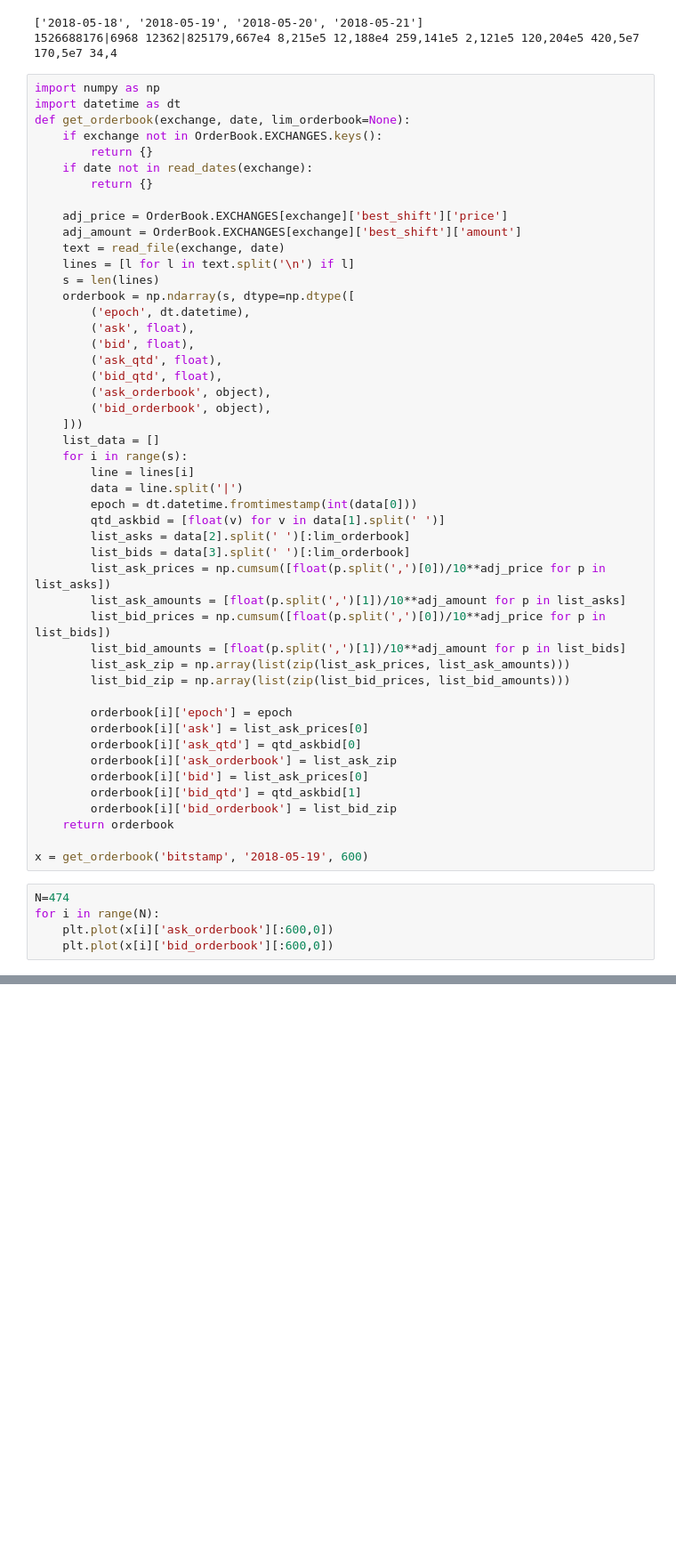
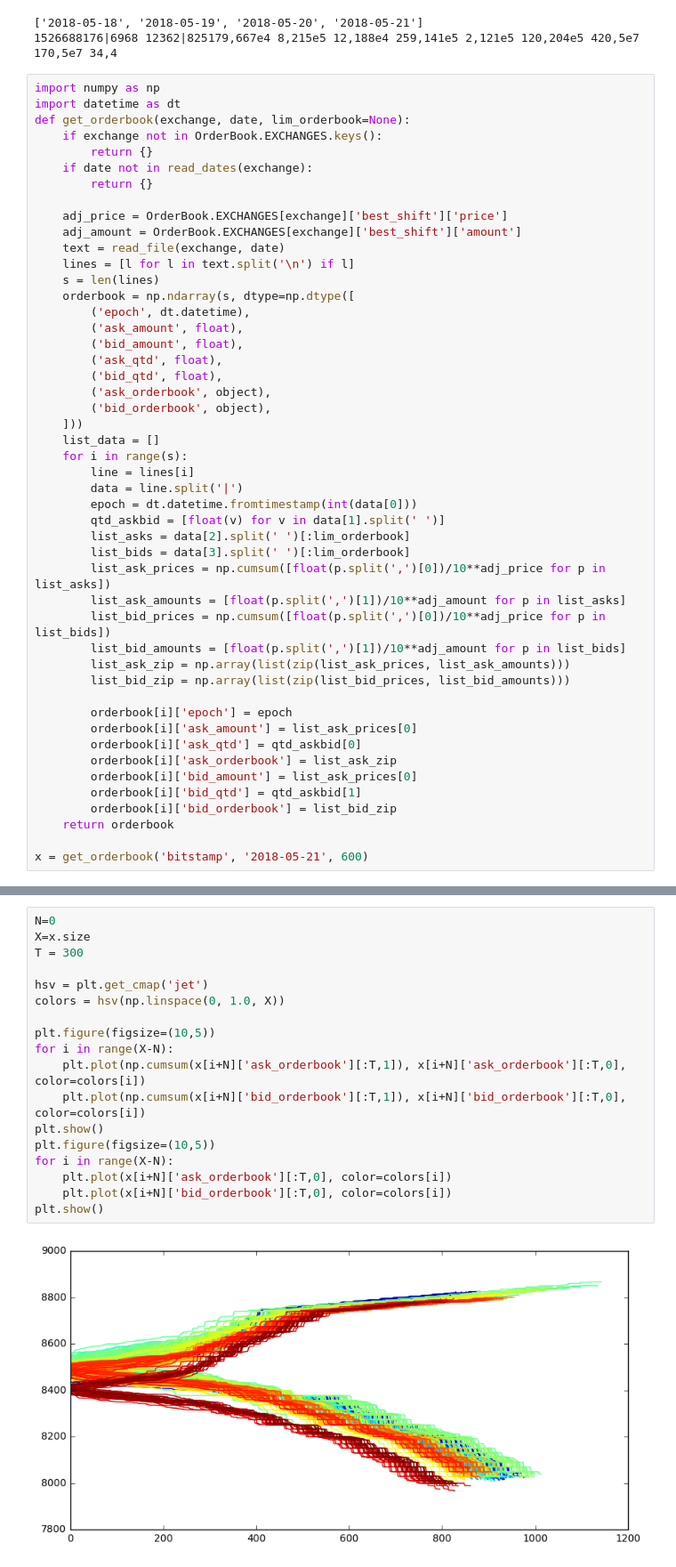
Before and after one commit to nullhack/crypto-utils, a Jupyter notebook: dev.ipynb, the cells around one changed output, grey strips where cells are left out. Shown at 89% size. Cells and saved outputs as stored; diff of their text form; blank space fills up the shorter version.

Commit message:
adding colors to charts

```diff
--- a/dev.ipynb
+++ b/dev.ipynb
@@ -88,8 +71,8 @@ def get_orderbook(exchange, date, lim_orderbook=None):
     s = len(lines)
     orderbook = np.ndarray(s, dtype=np.dtype([
         ('epoch', dt.datetime),
-        ('ask', float),
-        ('bid', float),
+        ('ask_amount', float),
+        ('bid_amount', float),
         ('ask_qtd', float),
         ('bid_qtd', float),
         ('ask_orderbook', object),
@@ -111,17 +94,12 @@ def get_orderbook(exchange, date, lim_orderbook=None):
         list_bid_zip = np.array(list(zip(list_bid_prices, list_bid_amounts)))
 
         orderbook[i]['epoch'] = epoch
-        orderbook[i]['ask'] = list_ask_prices[0]
+        orderbook[i]['ask_amount'] = list_ask_prices[0]
         orderbook[i]['ask_qtd'] = qtd_askbid[0]
         orderbook[i]['ask_orderbook'] = list_ask_zip
-        orderbook[i]['bid'] = list_ask_prices[0]
+        orderbook[i]['bid_amount'] = list_ask_prices[0]
         orderbook[i]['bid_qtd'] = qtd_askbid[1]
         orderbook[i]['bid_orderbook'] = list_bid_zip
     return orderbook
 
-x = get_orderbook('bitstamp', '2018-05-19', 600)
+x = get_orderbook('bitstamp', '2018-05-21', 600)
-# %%
-N=474
-for i in range(N):
-    plt.plot(x[i]['ask_orderbook'][:600,0])
-    plt.plot(x[i]['bid_orderbook'][:600,0])
@@ -129,0 +106,20 @@ for i in range(N):
+# %%
+N=0
+X=x.size
+T = 300
+
+hsv = plt.get_cmap('jet')
+colors = hsv(np.linspace(0, 1.0, X))
+
+plt.figure(figsize=(10,5))
+for i in range(X-N):
+    plt.plot(np.cumsum(x[i+N]['ask_orderbook'][:T,1]), x[i+N]['ask_orderbook'][:T,0], color=colors[i])
+    plt.plot(np.cumsum(x[i+N]['bid_orderbook'][:T,1]), x[i+N]['bid_orderbook'][:T,0], color=colors[i])
+plt.show()
+plt.figure(figsize=(10,5))
+for i in range(X-N):
+    plt.plot(x[i+N]['ask_orderbook'][:T,0], color=colors[i])
+    plt.plot(x[i+N]['bid_orderbook'][:T,0], color=colors[i])
+plt.show()
+# %% [output]
+[figure, added]
```
Also changed, not shown: parts of 6 cells of this notebook.
